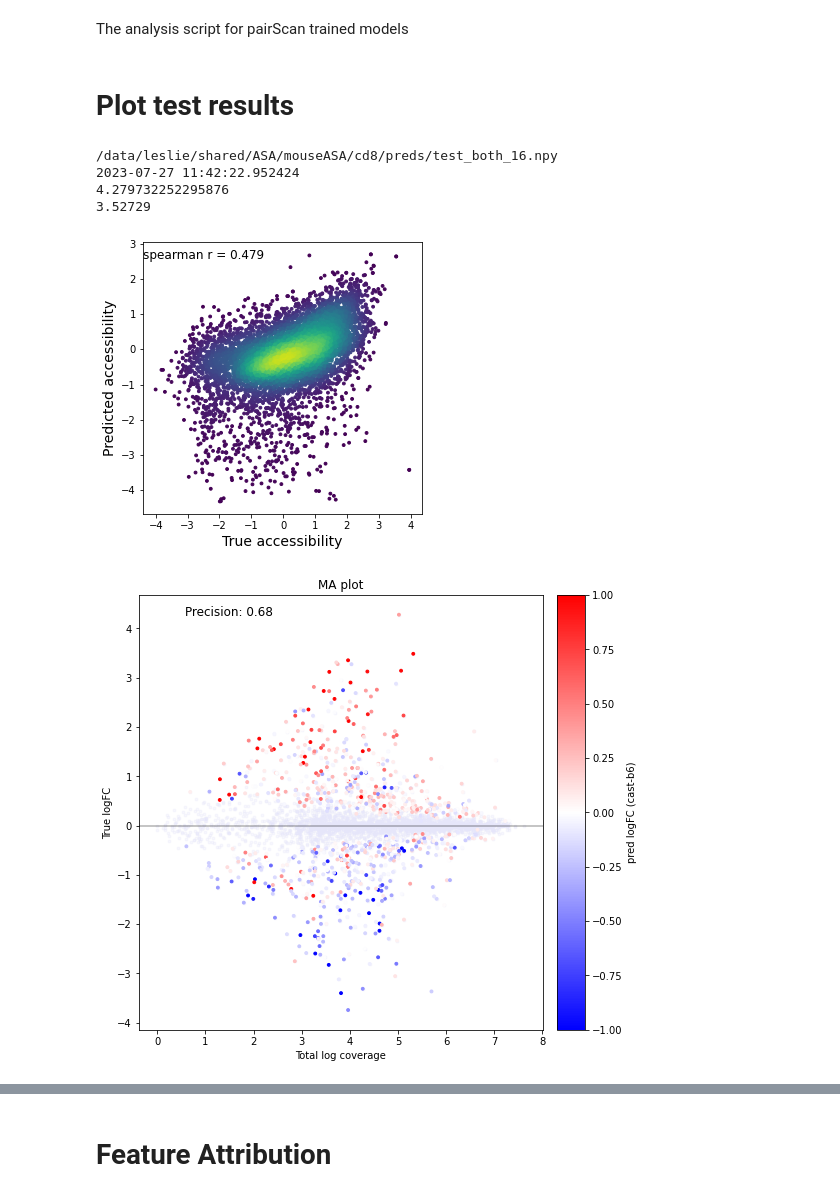
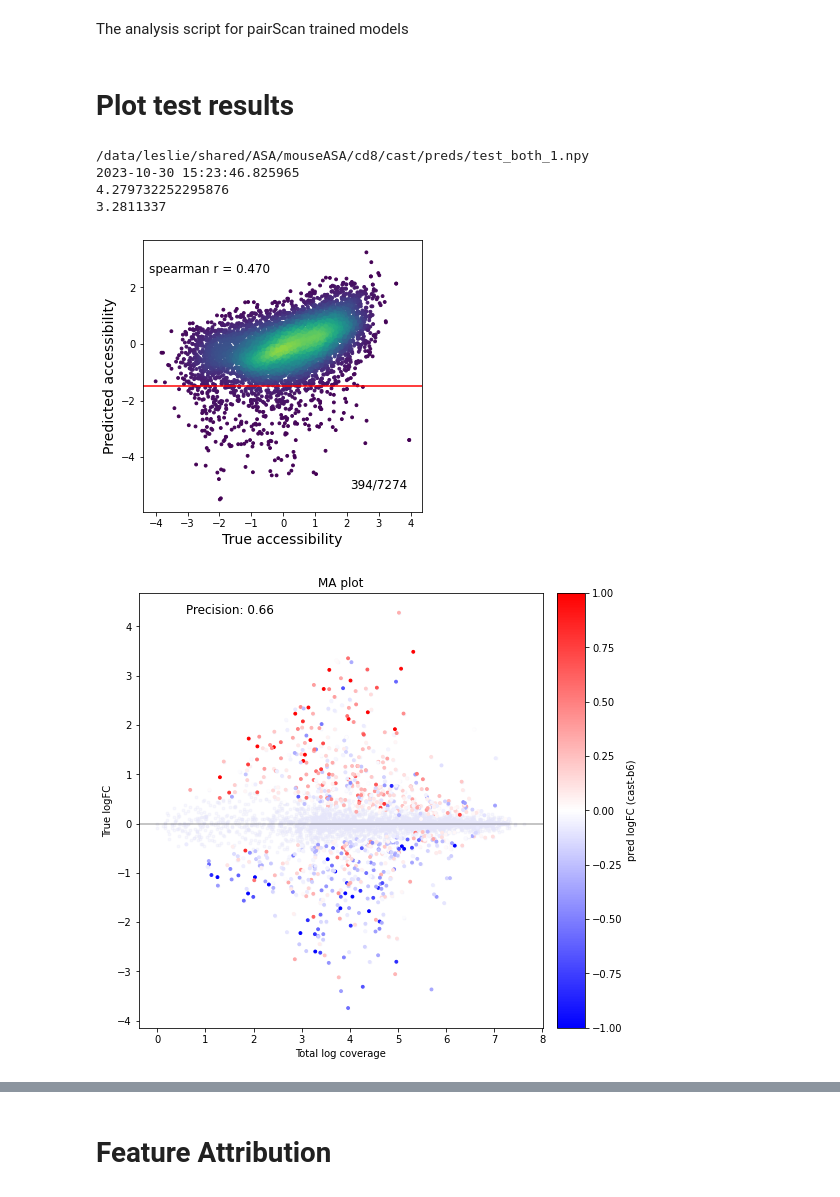
Before and after one commit to adityasinha379/mouseASA, a Jupyter notebook: scripts/analysis_pairScan.ipynb, the cells around one changed output, grey strips where cells are left out. Cells and saved outputs as stored; diff of their text form; code cells hidden in the pictures.

Commit message:
model update and stuff

```diff
--- a/scripts/analysis_pairScan.ipynb
+++ b/scripts/analysis_pairScan.ipynb
@@ -1,5 +1,5 @@
-# %% [markdown]
-The analysis script for pairScan trained models
+# %% [markdown]
+The analysis script for pairScan trained models
 # %%
 # General import, names of train, test, val
 %load_ext autoreload
@@ -35,7 +35,8 @@ batchsize = '16'
 gc = ''
 ident = '_vi_150bp'
 
-predspath = f'{basedir}mouseASA/{ctype}/preds/{modelname}_{dataset}_{use_prior}_{batchsize}{gc}{ident}_fc.npy'
+# predspath = f'{basedir}mouseASA/{ctype}/cast/preds/{modelname}_{dataset}_{use_prior}_{batchsize}{gc}{ident}_fc.npy'
+predspath = f'{basedir}mouseASA/{ctype}/cast/preds/test_both_1.npy'
 
 print(predspath)
 print(datetime.datetime.fromtimestamp(os.path.getmtime(predspath)))
@@ -50,30 +51,33 @@ pred_fc = y_pred[len(y_pred)//2:] - y_pred[:len(y_pred)//2]
 print(np.max(np.abs(true_fc)))
 print(np.max(np.abs(pred_fc)))
 # %% [output]
-/data/leslie/shared/ASA/mouseASA/cd8/preds/test_both_16.npy
-2023-07-27 11:42:22.952424
+/data/leslie/shared/ASA/mouseASA/cd8/cast/preds/test_both_1.npy
+2023-10-30 15:23:46.825965
 4.279732252295876
-3.52729
+3.2811337
 # %%
 # Overall Spearman plot:
 import matplotlib.pyplot as plt
 from scipy.stats import gaussian_kde, spearmanr
 
-x, y = y_test, y_pred
+x = y_test[np.where(y_pred>-1.5)[0]]
+y = y_pred[np.where(y_pred>-1.5)[0]]
 cor = spearmanr(x,y).correlation
 
-xy = np.vstack([x,y])
-z = gaussian_kde(xy)(xy)
+z = gaussian_kde(np.vstack([y_test,y_pred]))(np.vstack([y_test,y_pred]))
 
 plt.figure(figsize=(5,5))
-plt.scatter(x, y, c=z, s=8, vmax = 0.2)
+plt.scatter(y_test, y_pred, c=z, s=8, vmax = 0.2)
+plt.axhline(y=-1.5, color='r', linestyle='-')
 plt.ylabel('Predicted accessibility', fontsize = 14)
 plt.xlabel('True accessibility', fontsize = 14)
-plt.text(-2.5, 2.5, 'spearman r = {:.3f}'.format(cor),
+plt.text(-4.2, 2.4, 'spearman r = {:.3f}'.format(cor),
+         ha='left', va='bottom',fontsize=12)
+plt.text(3, -5.2, f'{len(np.where(y_pred<-1.5)[0])}/{len(y_pred)}',
          ha='center', va='bottom',fontsize=12)
 plt.show()
 # %% [output]
-[figure, old version]
+[figure, new version]
 # %%
 # MA plot (for allele specific prediction)
 # One caveat is that you don't have a betabinomial test done for your data, so you can ignore the idx_sig bits and just use all indices
@@ -100,7 +104,7 @@ betabin_pvals = pd.read_csv(datadir+'significance/betabinom_result_combCounts_15
 idx_sig = np.where(betabin_pvals<0.05)[0]
 
 ax.axhline(0, c='k', alpha=0.3)
-ax.scatter(totalcov , true_fc, c = 'lavender', cmap = 'bwr', s = 8, vmax=1, vmin=-1, alpha=0.3 )
+ax.scatter(totalcov , true_fc, c = 'lavender', s = 8, alpha=0.3 )
 a = ax.scatter(totalcov[idx_sig] , true_fc[idx_sig], c = pred_fc[idx_sig], cmap = 'bwr', s = 8, vmax=1, vmin=-1 )
 cbar = plt.colorbar(a, cax=cax)
 cbar.set_label('pred logFC (cast-b6)')
@@ -112,7 +116,7 @@ ax.text(1.5, 4.2, f'Precision: {prec:.2f}',
          ha='center', va='bottom',fontsize=12)
 plt.show()
 # %% [output]
-[figure, old version]
+[figure, new version]
 # %%
 # Allele Specific predictions plot:
 from mpl_toolkits.axes_grid1 import make_axes_locatable
```
Also changed, not shown: parts of 32 cells of this notebook, 11 other files.
